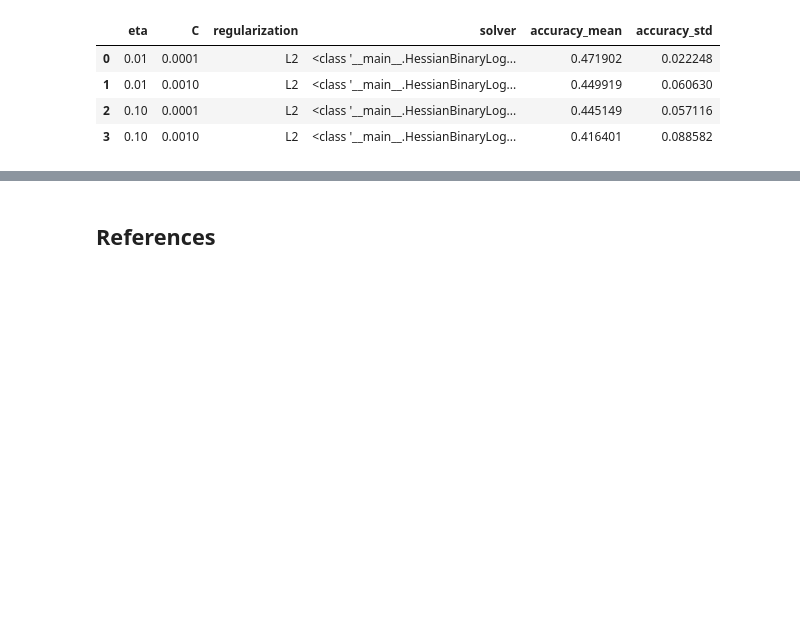
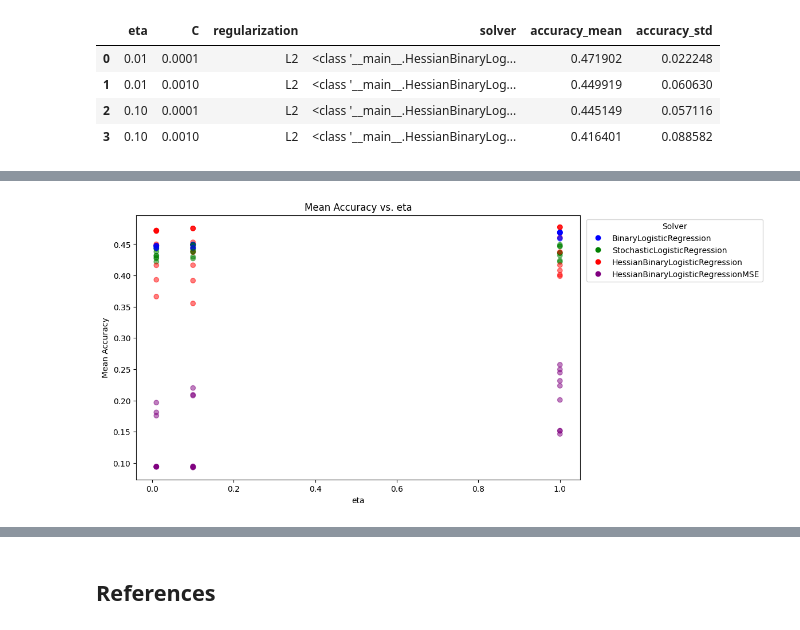
Before and after one commit to colew658/custom_logistic_regression, a Jupyter notebook: ova_log_reg.ipynb, the cells around one changed output, grey strips where cells are left out. Saved outputs shown, nothing was run; the diff lists cells and outputs as text; code cells hidden in the pictures; blank space fills up the shorter version.

```diff
--- a/ova_log_reg.ipynb
+++ b/ova_log_reg.ipynb
@@ -792,0 +881,27 @@ Name: count, Length: 95, dtype: int64
+# %%
+# Visualize mean accuracy vs. eta
+plt.figure(figsize=(10, 6))
+plt.scatter(
+    full_grid_results["eta"],
+    full_grid_results["accuracy_mean"],
+    c=full_grid_results["solver_name"].map(solver_colors),
+    alpha=0.5,
+)
+plt.xlabel("eta")
+plt.ylabel("Mean Accuracy")
+plt.title("Mean Accuracy vs. eta")
+handles = [
+    plt.plot([], [], marker="o", ls="", color=color)[0]
+    for color in solver_colors.values()
+]
+labels = list(solver_colors.keys())
+plt.legend(
+    handles,
+    labels,
+    title="Solver",
+    loc="upper right",
+    bbox_to_anchor=(1.42, 1),
+)
+plt.show()
+# %% [output]
+[figure, added]
```
Also changed, not shown: parts of 18 cells of this notebook.
